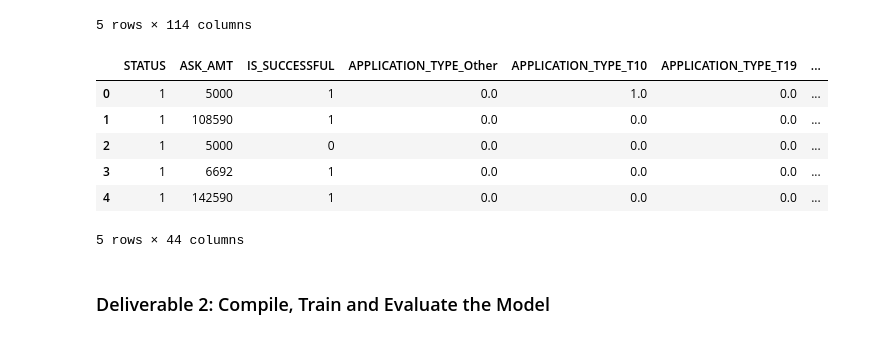
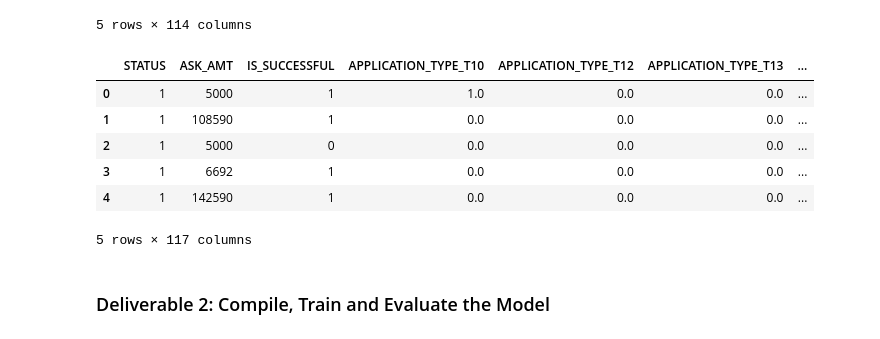
Before and after one commit to dianahcortez/Neural_Network_Charity_Analysis, a Jupyter notebook: AlphabetSoupCharity.ipynb, the cells around one changed output. Drawn from its saved outputs; the diff is of its cells as text; code cells hidden in the pictures.

```diff
--- a/AlphabetSoupCharity.ipynb
+++ b/AlphabetSoupCharity.ipynb
@@ -177,14 +177,17 @@ encode_df.head()
 5 rows × 114 columns
 # %%
 # Merge one-hot encoded features and drop the originals
-#  YOUR CODE GOES HERE
+
+application_df = application_df.merge(encode_df, left_index=True, right_index=True)
+application_df = application_df.drop(application_cat,1)
+application_df.head()
 # %% [output]
-|  | STATUS | ASK_AMT | IS_SUCCESSFUL | APPLICATION_TYPE_Other | APPLICATION_TYPE_T10 | APPLICATION_TYPE_T19 | ... |
-| 0 | 1 | 5000 | 1 | 0.0 | 1.0 | 0.0 | ... |
+|  | STATUS | ASK_AMT | IS_SUCCESSFUL | APPLICATION_TYPE_T10 | APPLICATION_TYPE_T12 | APPLICATION_TYPE_T13 | ... |
+| 0 | 1 | 5000 | 1 | 1.0 | 0.0 | 0.0 | ... |
 | 1 | 1 | 108590 | 1 | 0.0 | 0.0 | 0.0 | ... |
 | 2 | 1 | 5000 | 0 | 0.0 | 0.0 | 0.0 | ... |
 | 3 | 1 | 6692 | 1 | 0.0 | 0.0 | 0.0 | ... |
 | 4 | 1 | 142590 | 1 | 0.0 | 0.0 | 0.0 | ... |
-5 rows × 44 columns
+5 rows × 117 columns
 # %%
 # Split our preprocessed data into our features and target arrays
```
Also changed, not shown: parts of 1 cell of this notebook.
